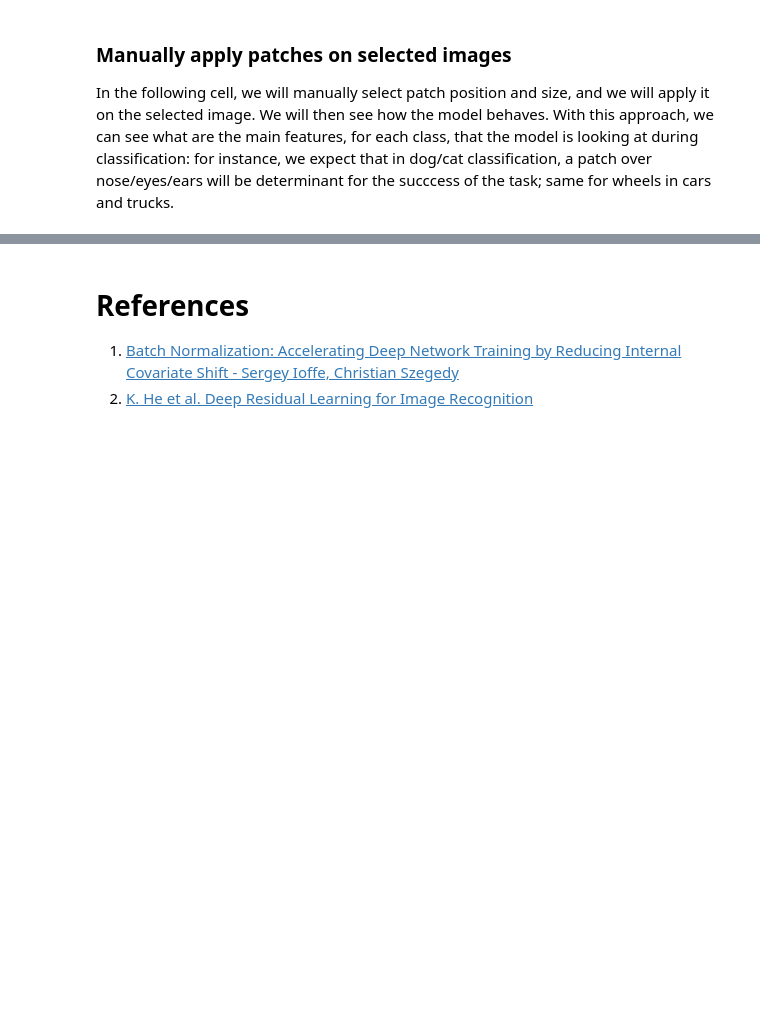
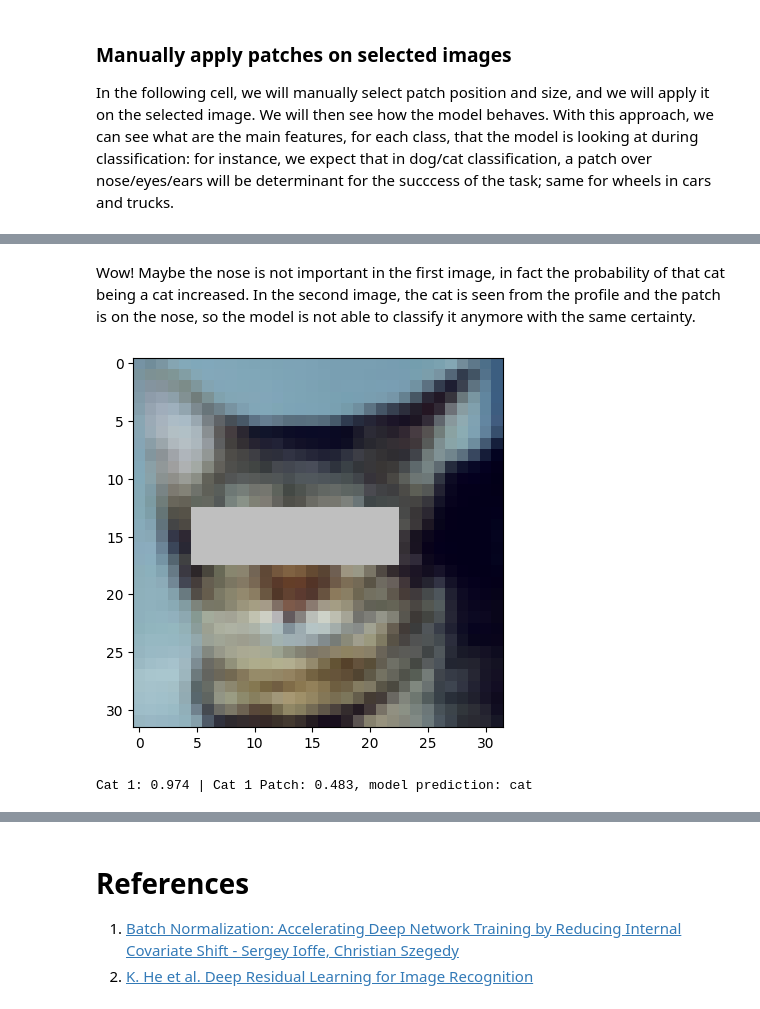
Before and after one commit to vornao/ispr-assignments, a Jupyter notebook: assignment-three/ispr-assignment-3-2.ipynb, the cells around one changed output, grey strips where cells are left out. Cells and saved outputs as stored; diff of their text form; code cells hidden in the pictures; blank space fills up the shorter version.

```diff
--- a/assignment-three/ispr-assignment-3-2.ipynb
+++ b/assignment-three/ispr-assignment-3-2.ipynb
@@ -898,0 +936,17 @@ imshow(torchvision.utils.make_grid(images['cat']+images['dog']))
+# %% [markdown]
+Wow! Maybe the nose is not important in the first image, in fact the probability of that cat being a cat increased.
+In the second image, the cat is seen from the profile and the patch is on the nose, so the model is not able to classify it anymore with the same certainty.
+# %%
+# apply patch on center of cat1
+cat1_patch = apply_rectangular_patch(cats[0], 13, 5, 5, 18)
+
+imshow(torchvision.utils.make_grid(torch.tensor([cat1_patch])))
+# get model output
+prediction = model(torch.tensor(cat1_patch).unsqueeze(0))
+# get prediction label
+prediction_label = label_dict[np.argmax(prediction.detach().numpy())]
+cat1_patch = float(torch.exp(torch.max(model(torch.tensor(cat1_patch).unsqueeze(0)))).detach().numpy())
+print(f"Cat 1: {cat1:.3f} | Cat 1 Patch: {cat1_patch:.3f}, model prediction: {prediction_label}")
+# %% [output]
+[figure, added]
+Cat 1: 0.974 | Cat 1 Patch: 0.483, model prediction: cat
```
Also changed, not shown: parts of 15 cells of this notebook.
